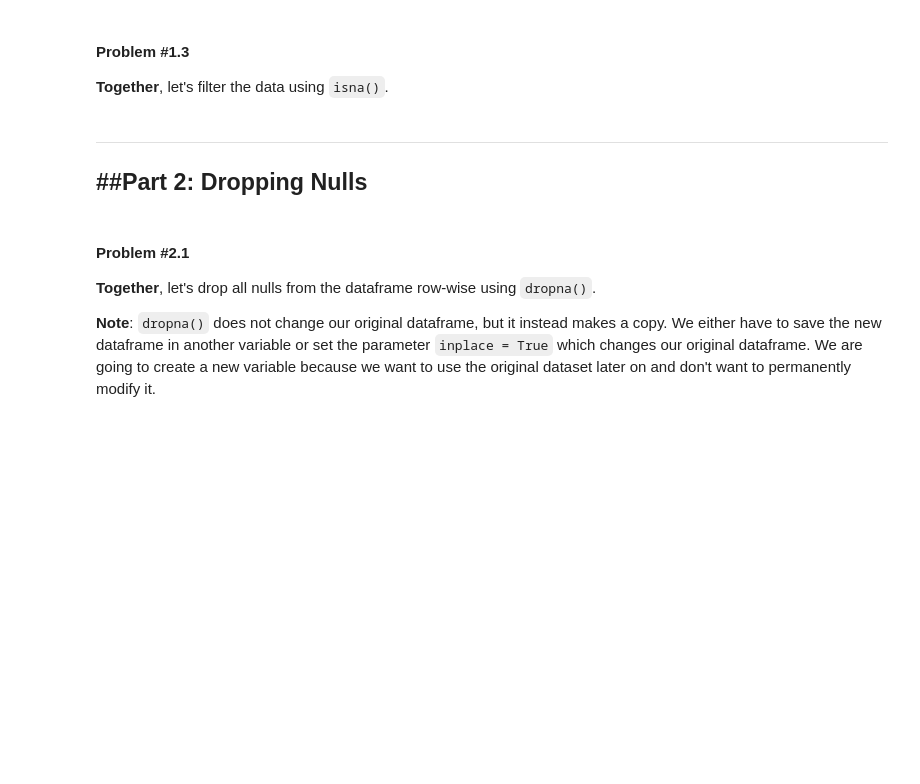
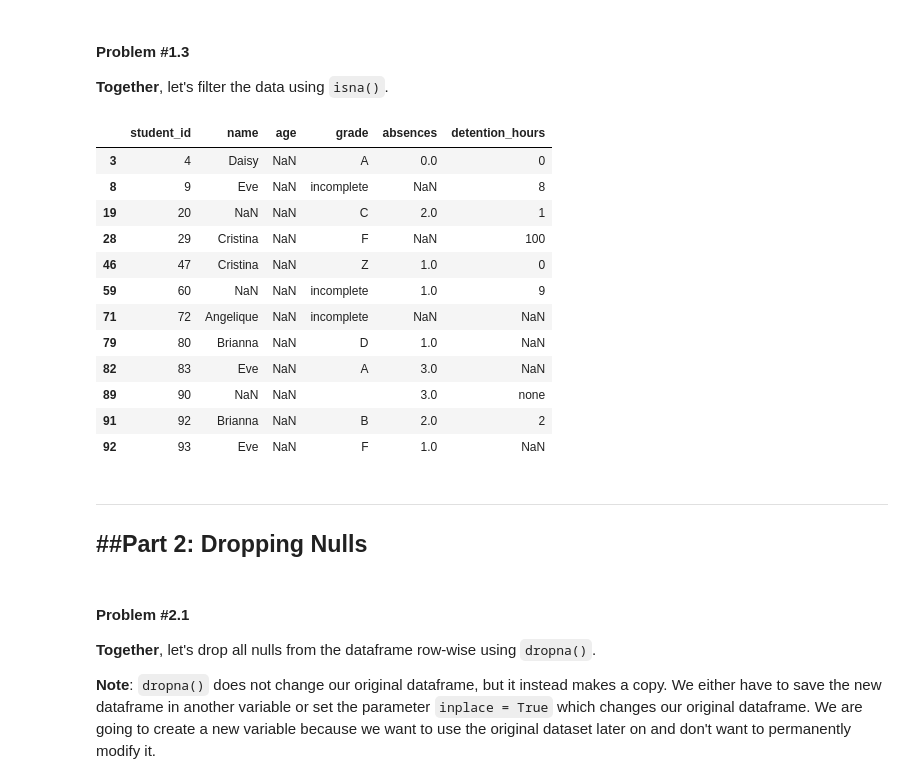
Before and after one commit to kurealnum/dsrp-2025, a Jupyter notebook: DSRP_Day_4_Lecture_Notebook_[STUDENT].ipynb, the cells around one changed output. Saved outputs shown, nothing was run; the diff lists cells and outputs as text; code cells hidden in the pictures; blank space fills up the shorter version.

```diff
--- a/DSRP_Day_4_Lecture_Notebook_[STUDENT].ipynb
+++ b/DSRP_Day_4_Lecture_Notebook_[STUDENT].ipynb
@@ -135,3 +172,19 @@ Which column(s) do you think we could filter using conditionals?
+# %%
+messy_df[messy_df['age'].isna()]
+# %% [output]
+|  | student_id | name | age | grade | absences | detention_hours |
+| 3 | 4 | Daisy | NaN | A | 0.0 | 0 |
+| 8 | 9 | Eve | NaN | incomplete | NaN | 8 |
+| 19 | 20 | NaN | NaN | C | 2.0 | 1 |
+| 28 | 29 | Cristina | NaN | F | NaN | 100 |
+| 46 | 47 | Cristina | NaN | Z | 1.0 | 0 |
+| 59 | 60 | NaN | NaN | incomplete | 1.0 | 9 |
+| 71 | 72 | Angelique | NaN | incomplete | NaN | NaN |
+| 79 | 80 | Brianna | NaN | D | 1.0 | NaN |
+| 82 | 83 | Eve | NaN | A | 3.0 | NaN |
+| 89 | 90 | NaN | NaN |  | 3.0 | none |
+| 91 | 92 | Brianna | NaN | B | 2.0 | 2 |
+| 92 | 93 | Eve | NaN | F | 1.0 | NaN |
 # %% [markdown]
 <a name="p2"></a>
 
```
Also changed, not shown: parts of 17 cells of this notebook.
